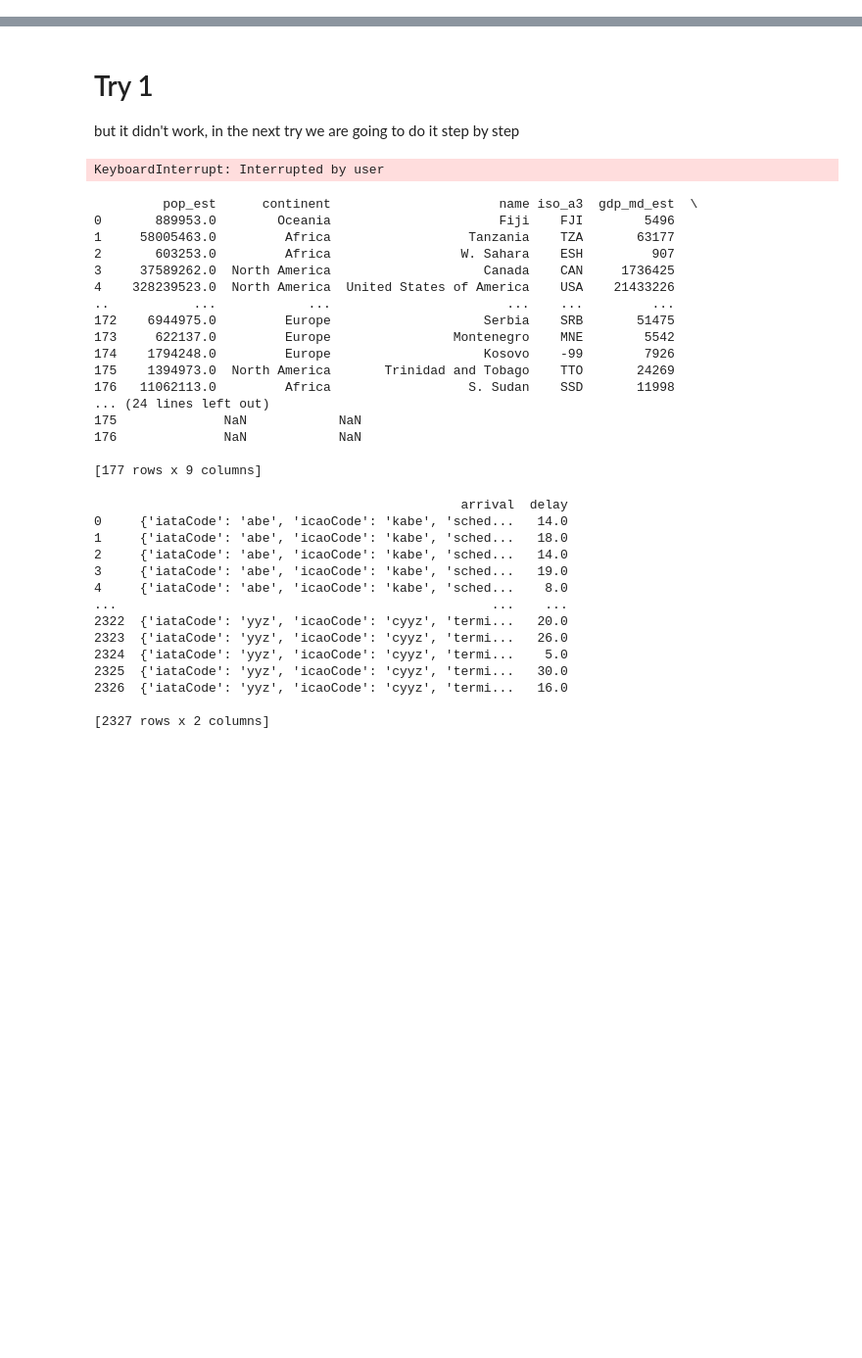
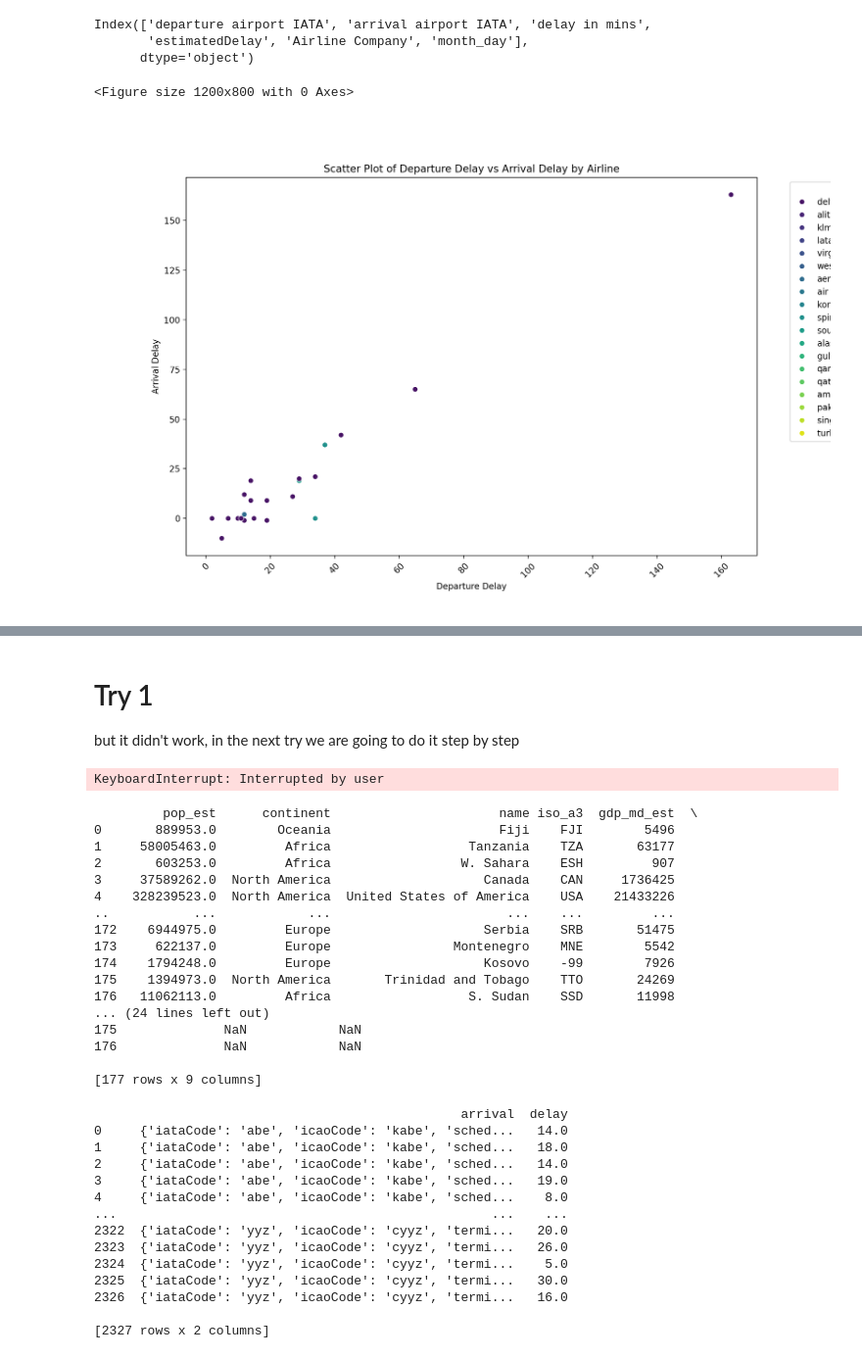
Before and after one commit to lse-ds105/ds105a-project-turkey-duck-and-fish, a Jupyter notebook: Code(src)/pplot-jan27.ipynb, the cells around one changed output, grey strips where cells are left out. Shown at 98% size. Drawn from its saved outputs; the diff is of its cells as text; code cells hidden in the pictures; blank space fills up the shorter version.

```diff
--- a/Code(src)/pplot-jan27.ipynb
+++ b/Code(src)/pplot-jan27.ipynb
@@ -8,0 +3,6 @@ df = pd.read_csv("ATL.csv")
+# %%
+import pandas as pd
+
+folder_path = '../Final Data/final_data.csv'
+
+real_df = pd.read_csv(folder_path)
@@ -8,0 +11,4 @@ df = pd.read_csv("ATL.csv")
+# %%
+df = real_df.head(100)
+
+df.to_csv('../Final Data/subset_final_data.csv', index=False)
@@ -8,0 +17,7 @@ df = pd.read_csv("ATL.csv")
+# %%
+# Print unique values in the 'Airline Company' column
+# Remove unwanted parts from the 'Airline Company' column
+df['Airline Company'] = df['Airline Company'].str.replace("'name': '", '').str.replace("'", '')
+
+# Print unique values in the cleaned 'Airline Company' column
+print(df['Airline Company'].unique())
@@ -8,0 +35,39 @@ df = pd.read_csv("ATL.csv")
+# %%
+# good, colorful and good dots, don't touch
+import pandas as pd
+import seaborn as sns
+import matplotlib.pyplot as plt
+
+# Assuming your dataset is stored in 'sample_final_data.csv'
+# df = pd.read_csv('sample_final_data.csv')
+
+# Print the column names to identify the correct ones
+print(df.columns)
+
+# Adjust the column names based on your actual dataset
+x_column = 'delay in mins'  # Replace with the correct column name
+y_column = 'estimatedDelay'  # Replace with the correct column name
+
+# Plot using seaborn
+plt.figure(figsize=(12, 8))
+sns.scatterplot(x=x_column, y=y_column, hue='Airline Company', data=df, palette='viridis')
+
+# Rotate x-axis labels
+plt.xticks(rotation=45)
+
+# Set plot labels and title
+plt.xlabel('Departure Delay')
+plt.ylabel('Arrival Delay')
+plt.title('Scatter Plot of Departure Delay vs Arrival Delay by Airline')
+
+# Show legend
+plt.legend(title='Airline Company', bbox_to_anchor=(1.05, 1), loc='upper left')
+
+# Display the plot
+plt.show()
+# %% [output]
+Index(['departure airport IATA', 'arrival airport IATA', 'delay in mins',
+       'estimatedDelay', 'Airline Company', 'month_day'],
+      dtype='object')
+<Figure size 1200x800 with 0 Axes>
+[figure, added]
```
Also changed, not shown: parts of 31 cells of this notebook, 3 other files.
